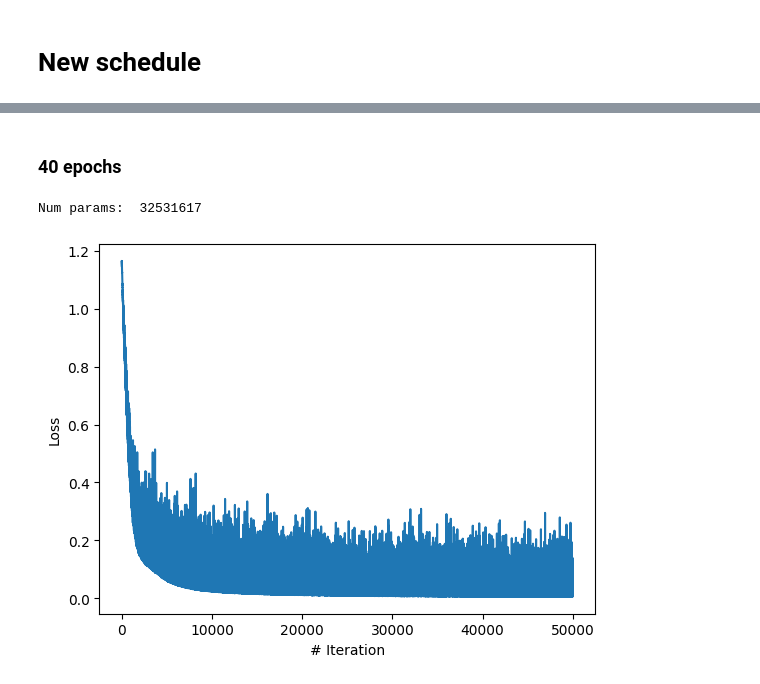
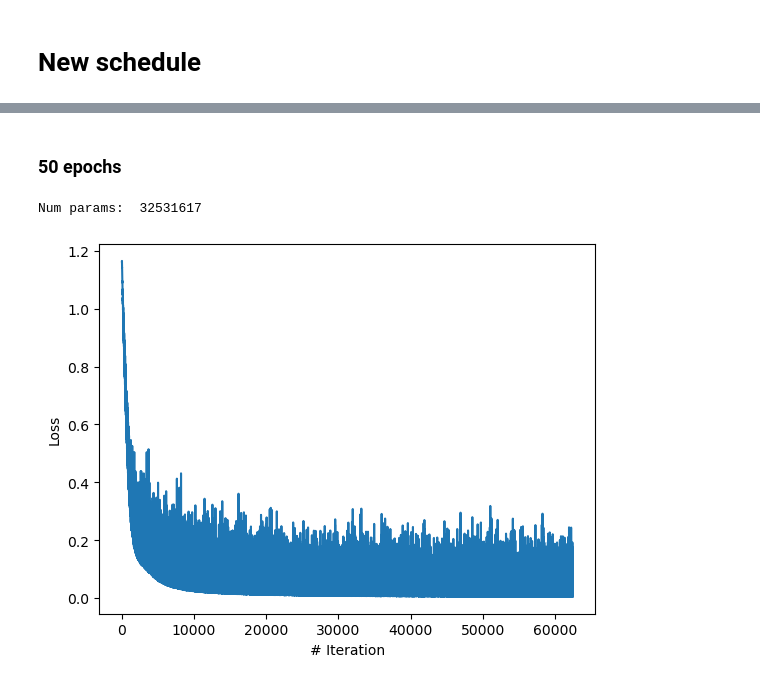
Before and after one commit to SebastianMerino/DiffusionBeamformer, a Jupyter notebook: sampling_v3.ipynb, the cells around one changed output, grey strips where cells are left out. Drawn from its saved outputs; the diff is of its cells as text; code cells hidden in the pictures.

```diff
--- a/sampling_v3.ipynb
+++ b/sampling_v3.ipynb
@@ -160,22 +158,22 @@ plt.show()
 # %% [markdown]
-### 40 epochs
+### 50 epochs
 # %%
 from model3 import UNETv8
 device = torch.device("cuda:0" if torch.cuda.is_available() else torch.device('cpu'))
 save_dir = r'.\weights_v8'
-training_epochs = 40
+training_epochs = 50
 model = UNETv8(in_channels=3, out_channels=1).to(device)
 model.load_state_dict(torch.load(f"{save_dir}\\model_{training_epochs}.pth", map_location=device))
 print("Num params: ", sum(p.numel() for p in model.parameters()))
 
 loss_npy = np.load(f"{save_dir}\\loss_{training_epochs}.npy")
 plt.plot(loss_npy)
 plt.xlabel('# Iteration')
 plt.ylabel('Loss')
 plt.show()
 # %% [output]
 Num params:  32531617
-[figure, old version]
+[figure, new version]
 # %%
 y_gen, intermediate = sample_image_cond(x_sample, model, beta)
 show_reverse_process(intermediate)
```
Also changed, not shown: parts of 18 cells of this notebook, 2 other files.
